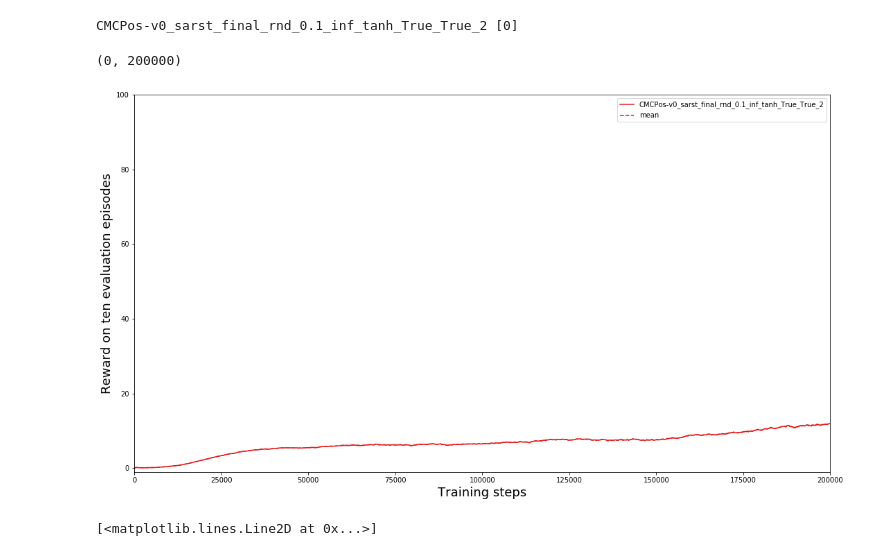
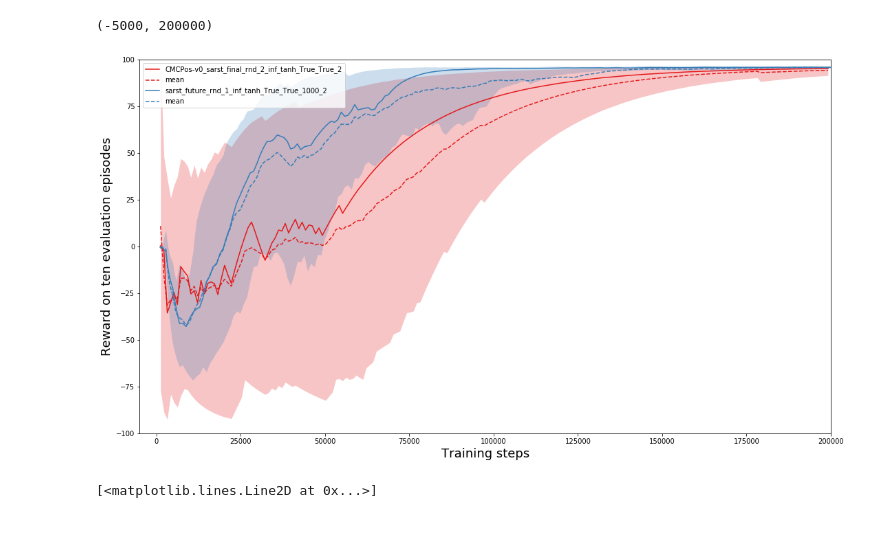
Before and after one commit to pifouuu/deep-rl, a Jupyter notebook: notebooks/sarst_comp_1_various_explo-Copy1.ipynb, the cells around one changed output. Drawn from its saved outputs; the diff is of its cells as text; code cells hidden in the pictures; blank space fills up the shorter version.

```diff
--- a/notebooks/sarst_comp_1_various_explo-Copy1.ipynb
+++ b/notebooks/sarst_comp_1_various_explo-Copy1.ipynb
@@ -50,15 +12,20 @@ PARAMS = [
+# %%
+files = [
+    '../log/cluster/CMCPos-v0_sarst_final_rnd_2_inf_tanh_True_True_2',
+    '../log/results1000/sarst_future_rnd_1_inf_tanh_True_True_1000_2'
+]
 # %%
 frames = [] # List of pandas dataframes corresponding to each results file
-for PARAM in PARAMS:
+for file in files:
     # Fetching json files corresponding to one set of parameters
-    res_steps = glob.glob(LOGDIR + PARAM + '/*/' + 'log_steps/progress.json')
+    res_steps = glob.glob(file + '/*/' + 'log_steps/progress.json')
     for num_run, run in enumerate(res_steps):
         # Discarding runs with broken result files
         try:
             df = pd.read_json(run, lines=True)
         except ValueError:
             print("run "+run+": invalid")
-        df['params'] = PARAM
+        df['params'] = file.split('/')[-1]
         df['num_run']=num_run
         frames.append(df)
 # Creating the complete dataframe with all dat
@@ -86,6 +53,6 @@ expe_res_steps
 # %%
 # Only keeping lines corresponding to the evaluation at training step N
-N = 100000
+N = 199000
 res_final = expe_res_steps[expe_res_steps['training_step']==N]
 
 # For each set of parameters, plot the histogram of performances on the initial goal at step N over the different runs
@@ -155,60 +120,56 @@ CMCPos-v0_sarst_final_rnd_0.1_inf_tanh_True_True_2 [0]
 # %%
-# Retrieve for each set of parameters the list of runs with final performance over a given threshold.
-# Can be adapted to filter on different things
-# Store these runs numbers in a dictionary
-dico = {}
-for name, g in expe_res_steps[expe_res_steps['training_step']==190000].groupby('params'):
-#     dico[name] = list(g[g['Test reward on initial goal']>-100]['num_run'].values)
-    dico[name] = list(g['num_run'].values)
-    print(name, dico[name])
+# # Retrieve for each set of parameters the list of runs with final performance over a given threshold.
+# # Can be adapted to filter on different things
+# # Store these runs numbers in a dictionary
+# dico = {}
+# for name, g in expe_res_steps[expe_res_steps['training_step']==199192].groupby('params'):
+# #     dico[name] = list(g[g['Test reward on initial goal']>-100]['num_run'].values)
+#     dico[name] = list(g['num_run'].values)
+#     print(name, dico[name])
 
-# From the dictionary, compute a boolean dataframe, with True at index i if the data at index i of the result dataframe
-# matches the filter. Apply this boolean mask to the results dataframe to retrieve the filtered data
-def in_dico(g):
-    res = g['num_run'] in dico[g['params']]
-#     res = (g['num_run'] in [0,1,2,4])
-    return res
-mask = expe_res_steps.apply(in_dico, axis=1)
-filtered = expe_res_steps[mask]
-# filtered = expe_res_steps
-
-grandeur = 'action_grads'
+# # From the dictionary, compute a boolean dataframe, with True at index i if the data at index i of the result dataframe
+# # matches the filter. Apply this boolean mask to the results dataframe to retrieve the filtered data
+# def in_dico(g):
+#     res = g['num_run'] in dico[g['params']]
+#     res = (g['num_run'] in [0,1,2,3,4])
+#     return res
+# mask = expe_res_steps.apply(in_dico, axis=1)
+# filtered = expe_res_steps[mask]
+filtered = expe_res_steps
 
 # Define the functions for the statistics we want to compute on the dataframe
 def quant_inf(x) : return x.quantile(0.1)
 def quant_sup(x) : return x.quantile(0.9)
-op_dict = {grandeur:[np.mean, np.median, quant_inf,quant_sup]}
-columns = [grandeur,'training_step','params']
+op_dict = {'Test reward on random goal':[np.mean, np.median, quant_inf,quant_sup]}
+columns = ['Test reward on random goal','training_step','params']
 
 # Apply these functions to the dataframe and store the results in additional columns
 stats_eval_init = filtered[columns].groupby(['training_step','params']).agg(op_dict).reset_index()
 
 # Exponentional smoothing of the curve. Increase the ewm parameter for more smoothing.
-stats_eval_init_smooth = stats_eval_init[['params',grandeur]].groupby('params').apply(lambda x: x.ewm(30).mean())
+stats_eval_init_smooth = stats_eval_init[['params','Test reward on random goal']].groupby('params').apply(lambda x: x.ewm(30).mean())
 
 # Weird bug I had, where the word training caused problems
 stats_eval_init_smooth['trainin_step']=stats_eval_init['training_step']
 
 # Plot the statistics for the results of each set of parameters
 fig, ax = plt.subplots(figsize=(18,10))
 for i, (name, g) in enumerate(stats_eval_init_smooth.groupby(['params'])):
-    if name in PARAMS:
-        params = name.split('_')
+    params = name.split('_')
 #         ax.plot(g['trainin_step'], g['Test reward on initial goal']['mean'], label=name)
-        ax.plot(g['trainin_step'], g[grandeur]['median'], label=name, color=colors[i])
-        ax.plot(g['trainin_step'], g[grandeur]['mean'], color=colors[i], linestyle='dashed')
-        ax.fill_between(g['trainin_step'],
-                        g[grandeur]['quant_inf'],
-                        g[grandeur]['quant_sup'], alpha=0.25, linewidth=0, color=colors[i])
+    ax.plot(g['trainin_step'], g['Test reward on random goal']['median'], label=name, color=colors[i])
+    ax.plot(g['trainin_step'], g['Test reward on random goal']['mean'], color=colors[i], linestyle='dashed')
+    ax.fill_between(g['trainin_step'],
+                    g['Test reward on random goal']['quant_inf'],
+                    g['Test reward on random goal']['quant_sup'], alpha=0.25, linewidth=0, color=colors[i])
 ax.legend()
 ax.set_xlabel('Training steps', fontsize=18)
 ax.set_ylabel('Reward on ten evaluation episodes', fontsize=18)
-ax.set_ylim([-1,100])
-ax.set_xlim([0,200000])
+ax.set_ylim([-100,100])
+ax.set_xlim([-5000,200000])
 # %% [output]
-CMCPos-v0_sarst_final_rnd_0.1_inf_tanh_True_True_2 [0]
+(-5000, 200000)
-(0, 200000)
-[figure, old version]
+[figure, new version]
 # %%
 x = range(1000)
 y = [int(round(a ** (1/3)) ** 3) for a in x]
```
Also changed, not shown: parts of 4 cells of this notebook, 11 other files.
